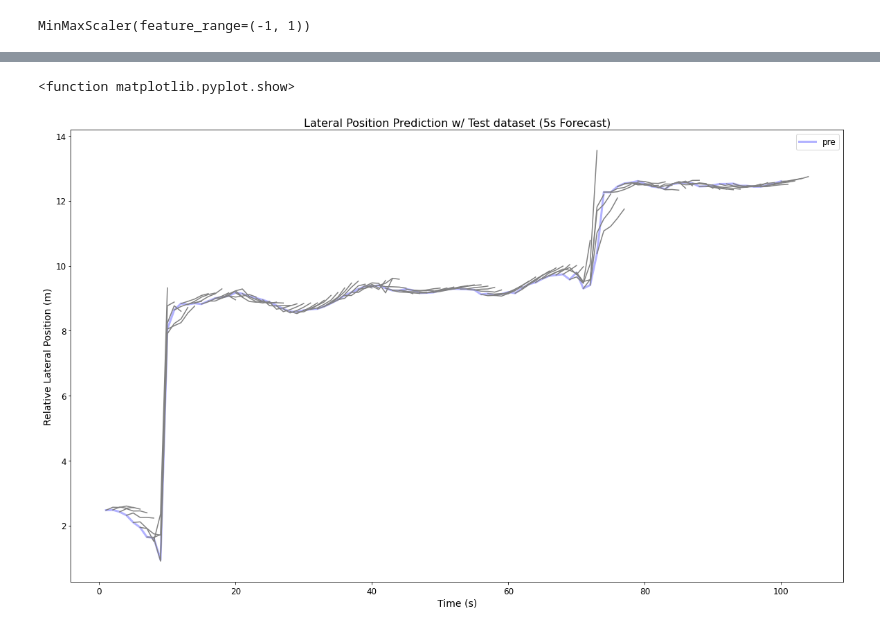
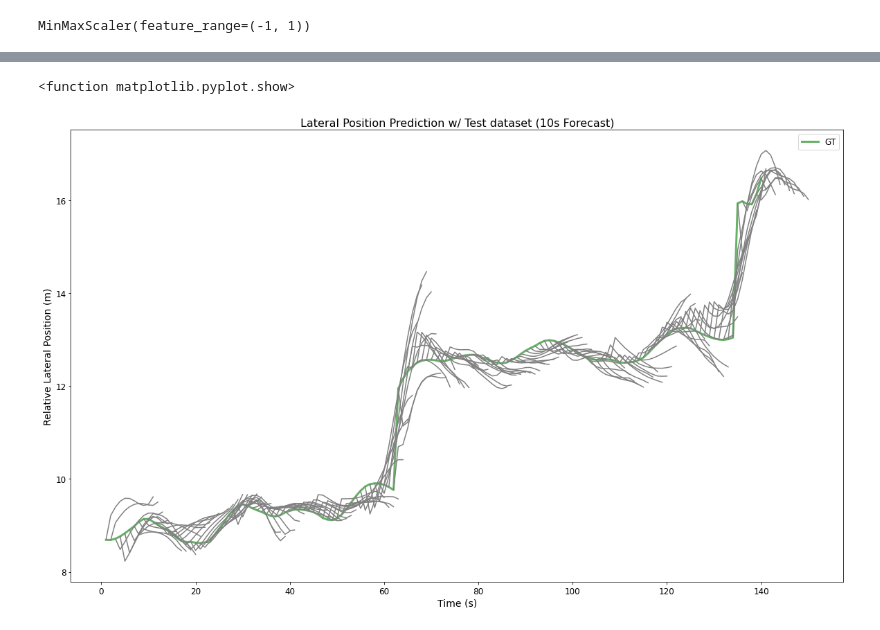
Before and after one commit to ChrisLi041/LSTM-Trajectory-Prediction, a Jupyter notebook: new_cap_aelstm.ipynb, the cells around one changed output, grey strips where cells are left out. Saved outputs shown, nothing was run; the diff lists cells and outputs as text; code cells hidden in the pictures.

```diff
--- a/new_cap_aelstm.ipynb
+++ b/new_cap_aelstm.ipynb
@@ -124,7 +108,7 @@ def create_dataset(df,feature_names,label_names_1,label_names_2,n_in,n_out,scale
     # break
   return np.array(X),np.array(Y1),np.array(Y2)
 # %%
-X_1,Y1,Y2 = create_dataset(df2,feature_names,label_names_1,label_names_2,10,5,scaler_x,scaler_y_1,scaler_y_2)
+X_1,Y1,Y2 = create_dataset(df2,feature_names,label_names_1,label_names_2,n_in,n_out,scaler_x,scaler_y_1,scaler_y_2)
 # %%
 x1_train, x1_test = X_1[:train_rows], X_1[train_rows:]
 y1_train, y1_test = Y1[:train_rows], Y1[train_rows:]
@@ -141,22 +125,22 @@ from keras.layers import Dropout
 from keras.layers import RepeatVector,TimeDistributed
 y1_train=y1_train.reshape((y1_train.shape[0],y1_train.shape[1]))
 # Initialising the RNN
-regressor3 = Sequential()
+regressor_x = Sequential()
 
 # Adding the first LSTM layer and some Dropout regularisation
 layer_1_units=100
-regressor3.add(Bidirectional(LSTM(units = layer_1_units, input_shape = (x1_train.shape[1], x1_train.shape[2]))))
-regressor3.add(RepeatVector(5))
-regressor3.add(Bidirectional(LSTM(layer_1_units, activation='relu', return_sequences=True)))
-regressor3.add(TimeDistributed(Dense(1)))
+regressor_x.add(Bidirectional(LSTM(units = layer_1_units, input_shape = (x1_train.shape[1], x1_train.shape[2]))))
+regressor_x.add(RepeatVector(10))
+regressor_x.add(Bidirectional(LSTM(layer_1_units, activation='relu', return_sequences=True)))
+regressor_x.add(TimeDistributed(Dense(1)))
 
 # regressor.add(Dense(units =(y_train.shape[1], y_train.shape[2])))
 
 # Compiling the RNN
-regressor3.compile(optimizer = 'adam', loss = 'mean_squared_error')
+regressor_x.compile(optimizer = 'adam', loss = 'mean_squared_error')
 
 # Fitting the RNN to the Training set
 # epoch_no=20
 # batch_size_RNN=64
-model3=regressor3.fit(x1_train, y1_train, epochs = epoch_no, batch_size = batch_size_RNN)
+model_x = regressor_x.fit(x1_train, y1_train, epochs = epoch_no, batch_size = batch_size_RNN)
 # %% [output]
@@ -180,11 +209,12 @@ Epoch 200/200
 # %%
+trainPredict_x = regressor_x.predict(x1_train)
+trainPredict_v = regressor_v.predict(x1_train)
 
-trainPredict3 = regressor3.predict(x1_train)
+trainPredict_x = trainPredict_x.reshape(trainPredict_x.shape[0],trainPredict_x.shape[1])
+trainPredict_v = trainPredict_v.reshape(trainPredict_v.shape[0],trainPredict_v.shape[1])
 
-trainPredict3=trainPredict3.reshape(trainPredict3.shape[0],trainPredict3.shape[1])
+y1_train_cnt =  scaler_y_1.inverse_transform(y1_train.reshape(-1, n_out))
+y2_train_cnt =  scaler_y_2.inverse_transform(y2_train.reshape(-1, n_out))
 
-y1_train_cnt =  scaler_y_1.inverse_transform(y1_train.reshape(-1, 5))
-# y2_train_cnt =  scaler_y_2.inverse_transform(y2_train.reshape(-1, 5))
-# trainPredict_cnt = scaler_y_1.inverse_transform(trainPredict)
-
-trainPredict3_cnt = scaler_y_1.inverse_transform(trainPredict3)
+trainPredict_x_cnt = scaler_y_1.inverse_transform(trainPredict_x)
+trainPredict_v_cnt = scaler_y_2.inverse_transform(trainPredict_v)
@@ -191,20 +233,18 @@ trainPredict3_cnt = scaler_y_1.inverse_transform(trainPredict3)
 # %%
 plt.figure(figsize=(20, 12))
-# plt.plot(range(1,21),y1_train_cnt[2200:2220,0]/3.28084,label='GT')
-plt.plot(range(1,101),trainPredict3_cnt[2200:2300,0]/3.28084,'blue',label='pre',linewidth = 3, alpha=0.3)
-# plt.plot(range(10,180),testPredict_10_x_act[10200:10370,9]/3.28084,'green',label='Forecast = 10s',linewidth = 3, alpha=0.3)
+plt.plot(range(1,141),y1_train_cnt[2210:2350,0]/3.28084,'green',label='GT',linewidth = 3, alpha=0.6)
 m = 1
-for i in range(2200,2300):
-  # plt.plot(y1_test_act[i][:]/3.28084)
-  plt.plot(range(m,m+5),trainPredict3_cnt[i][:]/3.28084,'gray')
+for i in range(2210,2350):
+  traj = np.insert(trainPredict_x_cnt[i][:], 0, y1_train_cnt[2210:2350,0][m-1], axis=0)
+  plt.plot(range(m,m+11),traj/3.28084,'gray')
   m = m + 1
 plt.legend(loc='best', fontsize='12')
 plt.xticks(fontsize=12)
 plt.yticks(fontsize=12)
-plt.title('Lateral Position Prediction w/ Test dataset (5s Forecast)', fontsize='16')
+plt.title('Lateral Position Prediction w/ Test dataset (10s Forecast)', fontsize='16')
 plt.xlabel('Time (s)', fontsize='14')
 plt.ylabel('Relative Lateral Position (m)', fontsize='14')
 plt.show
 # %% [output]
 <function matplotlib.pyplot.show>
-[figure, old version]
+[figure, new version]
```
Also changed, not shown: parts of 10 cells of this notebook.
